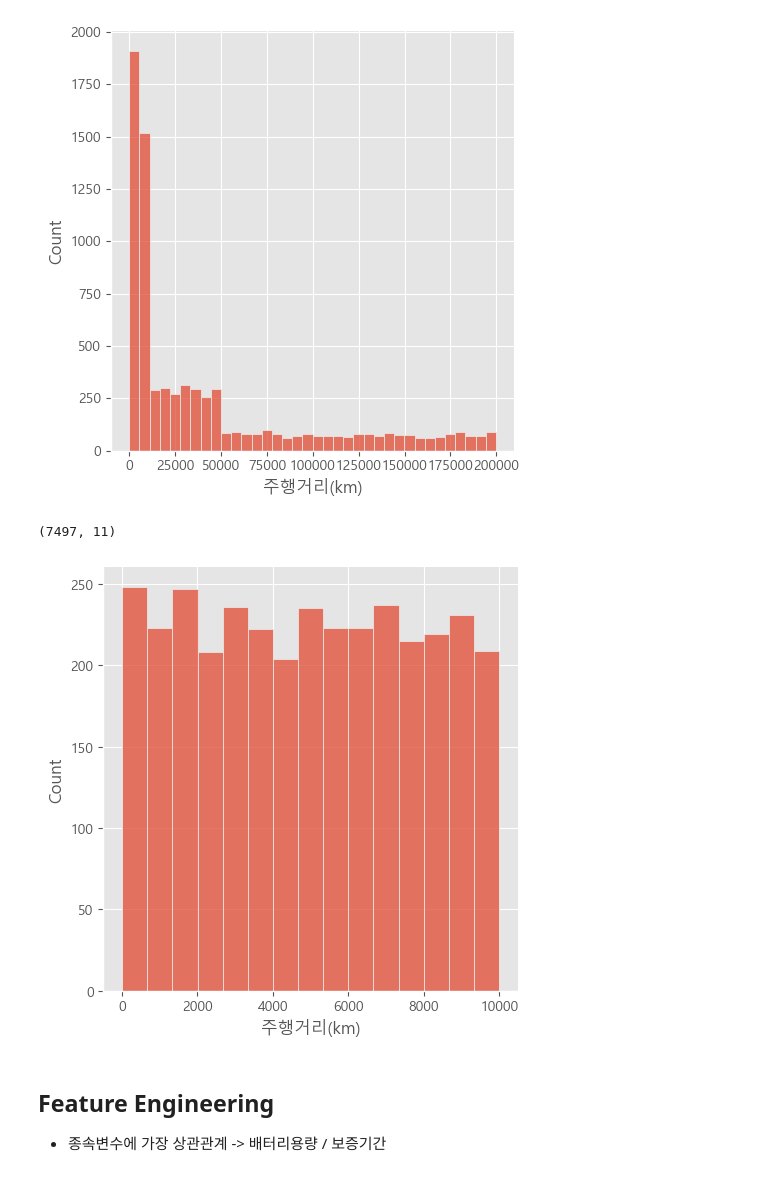
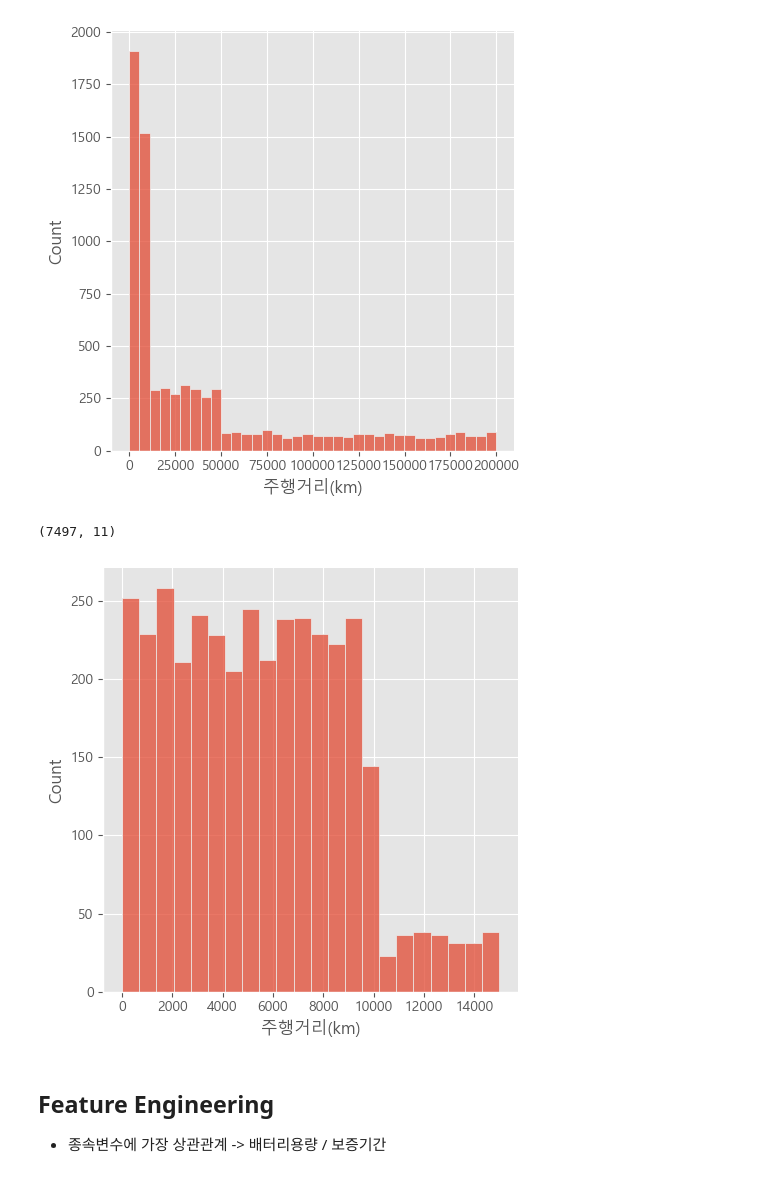
Before and after one commit to han942/vscode, a Jupyter notebook: CarEV.ipynb, the cells around one changed output. Drawn from its saved outputs; the diff is of its cells as text; code cells hidden in the pictures.

```diff
--- a/CarEV.ipynb
+++ b/CarEV.ipynb
@@ -238,11 +249,11 @@ sns.displot(train['주행거리(km)'])
 <seaborn.axisgrid.FacetGrid at 0x...>
 [figure]
 # %%
-sns.displot(train.loc[train['주행거리(km)']<10000,'주행거리(km)'])
+sns.displot(train.loc[train['주행거리(km)']<15000,'주행거리(km)'])
 train.shape
 # %% [output]
 (7497, 11)
-[figure, old version]
+[figure, new version]
 # %% [markdown]
 ## Feature Engineering
 - 종속변수에 가장 상관관계 -> 배터리용량 / 보증기간
```
Also changed, not shown: parts of 22 cells of this notebook.
